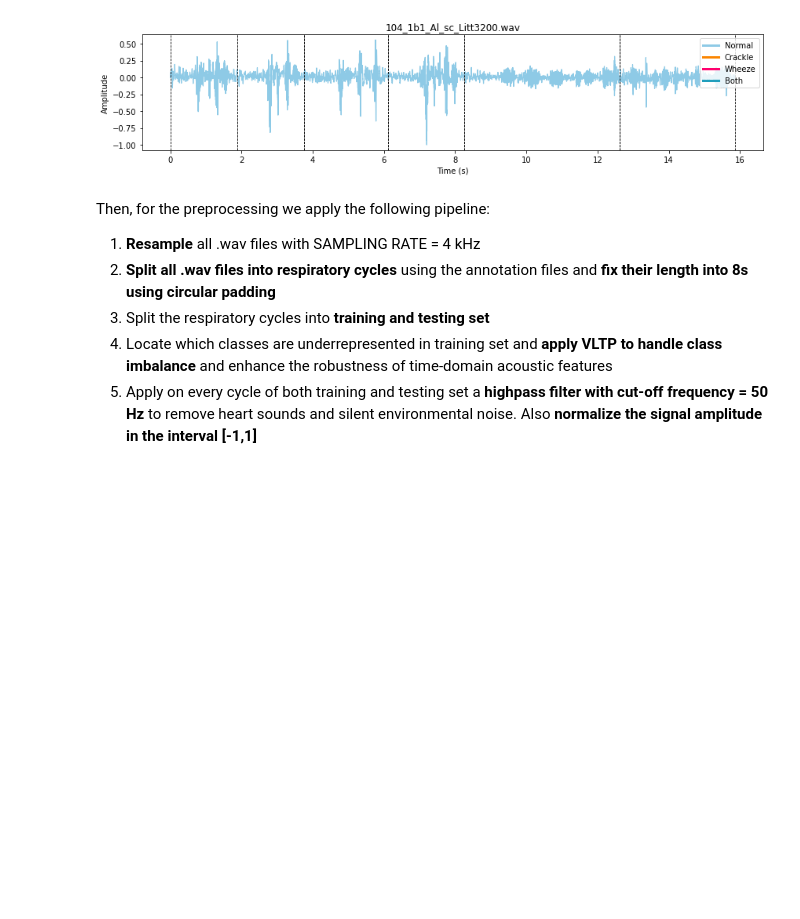
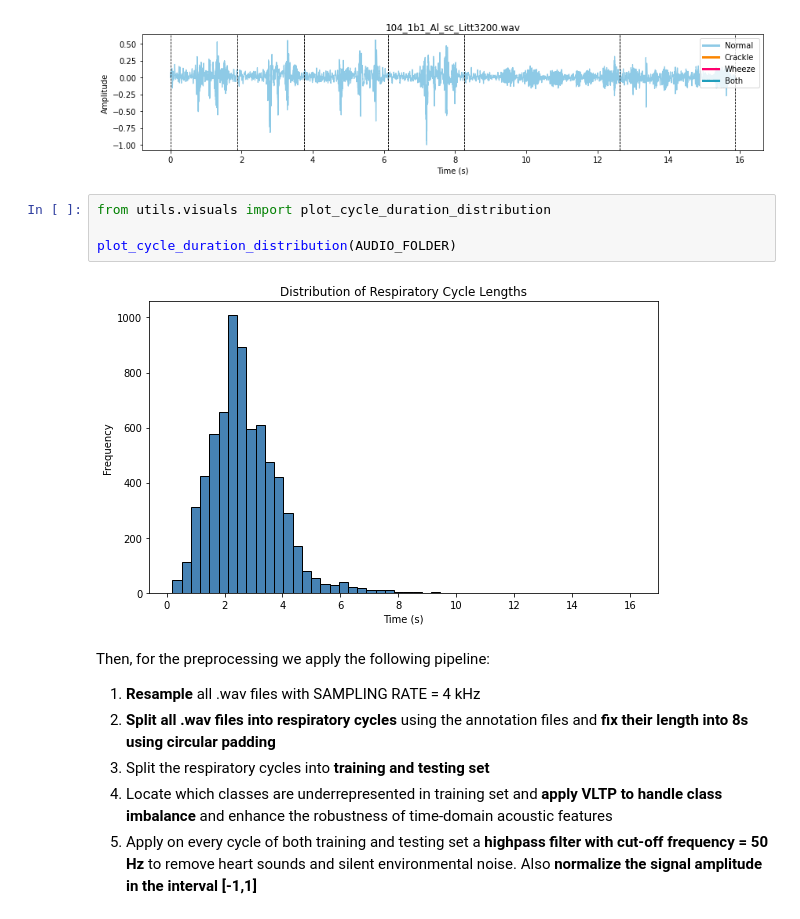
Before and after one commit to miltiadiss/CEID-MSc-Thesis, a Jupyter notebook: preprocessing.ipynb, the cells around one changed output. Saved outputs shown, nothing was run; the diff lists cells and outputs as text; blank space fills up the shorter version.

```diff
--- a/preprocessing.ipynb
+++ b/preprocessing.ipynb
@@ -112,6 +112,12 @@ plot_dataset_waveforms(AUDIO_FOLDER, k=5, sr=SAMPLING_RATE)
 [figure]
 [figure]
 [figure]
+# %%
+from utils.visuals import plot_cycle_duration_distribution
+
+plot_cycle_duration_distribution(AUDIO_FOLDER)
+# %% [output]
+[figure, added]
 # %% [markdown]
 Then, for the preprocessing we apply the following pipeline:
 1. **Resample** all .wav files with SAMPLING RATE = 4 kHz
```
Also changed, not shown: parts of 8 cells of this notebook.
